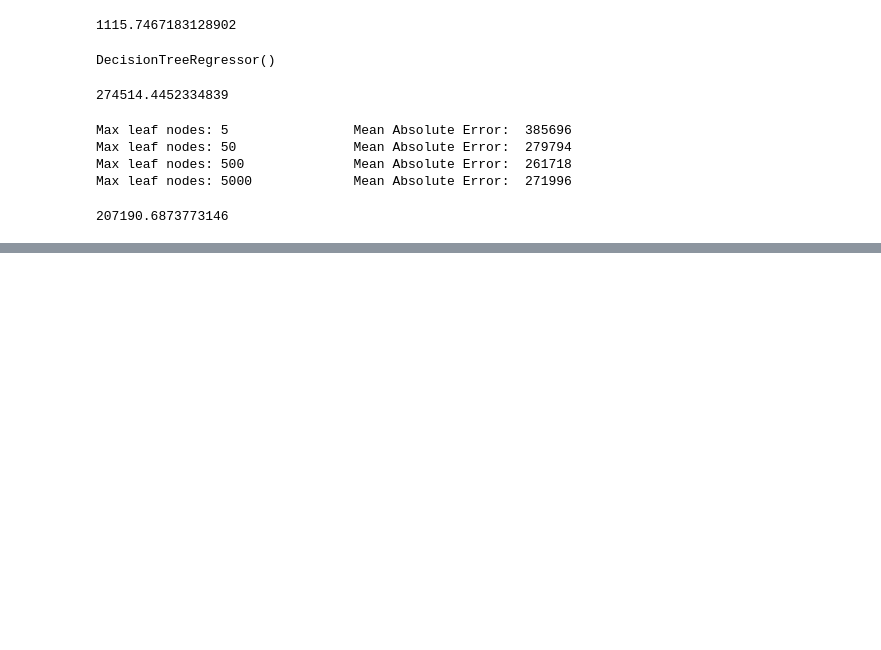
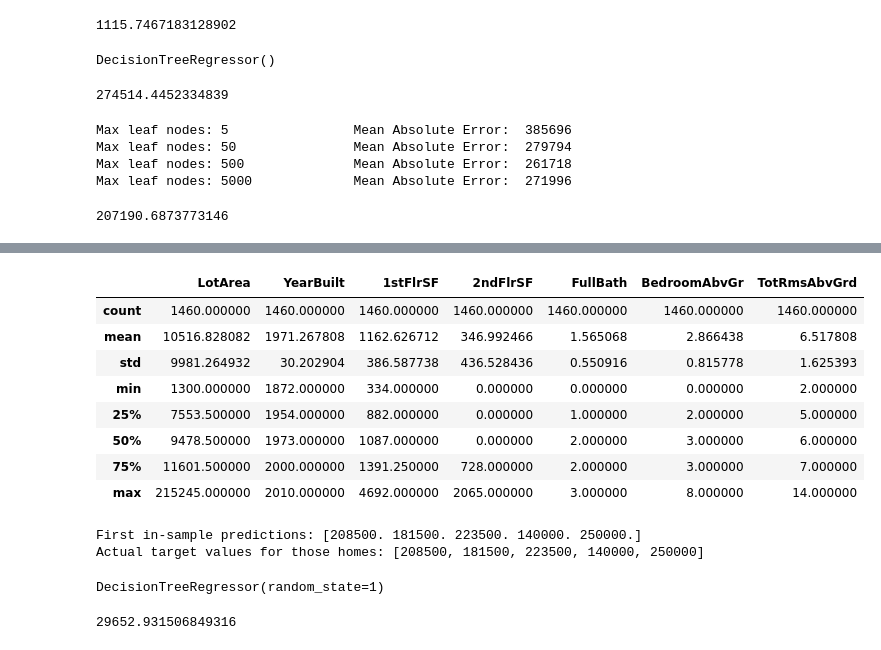
Before and after one commit to Astroworld97/CS574FinalProject, a Jupyter notebook: CS574FinalProject.ipynb, the cells around one changed output, grey strips where cells are left out. Cells and saved outputs as stored; diff of their text form; code cells hidden in the pictures; blank space fills up the shorter version.

```diff
--- a/CS574FinalProject.ipynb
+++ b/CS574FinalProject.ipynb
@@ -151,0 +200,3 @@ print(mean_absolute_error(val_y, melb_preds))
+# %%
+y = iowa_data.SalePrice
+y
@@ -151,0 +321,18 @@ print(mean_absolute_error(val_y, melb_preds))
+# %%
+X.describe()
+# %% [output]
+|  | LotArea | YearBuilt | 1stFlrSF | 2ndFlrSF | FullBath | BedroomAbvGr | TotRmsAbvGrd |
+| count | 1460.000000 | 1460.000000 | 1460.000000 | 1460.000000 | 1460.000000 | 1460.000000 | 1460.000000 |
+| mean | 10516.828082 | 1971.267808 | 1162.626712 | 346.992466 | 1.565068 | 2.866438 | 6.517808 |
+| std | 9981.264932 | 30.202904 | 386.587738 | 436.528436 | 0.550916 | 0.815778 | 1.625393 |
+| min | 1300.000000 | 1872.000000 | 334.000000 | 0.000000 | 0.000000 | 0.000000 | 2.000000 |
+| 25% | 7553.500000 | 1954.000000 | 882.000000 | 0.000000 | 1.000000 | 2.000000 | 5.000000 |
+| 50% | 9478.500000 | 1973.000000 | 1087.000000 | 0.000000 | 2.000000 | 3.000000 | 6.000000 |
+| 75% | 11601.500000 | 2000.000000 | 1391.250000 | 728.000000 | 2.000000 | 3.000000 | 7.000000 |
+| max | 215245.000000 | 2010.000000 | 4692.000000 | 2065.000000 | 3.000000 | 8.000000 | 14.000000 |
+# %%
+print("First in-sample predictions:", iowa_model.predict(X.head()))
+print("Actual target values for those homes:", y.head().tolist())
+# %% [output]
+First in-sample predictions: [208500. 181500. 223500. 140000. 250000.]
+Actual target values for those homes: [208500, 181500, 223500, 140000, 250000]
@@ -151,0 +349,8 @@ print(mean_absolute_error(val_y, melb_preds))
+# %%
+# Specify the model
+iowa_model = DecisionTreeRegressor(random_state=1)
+
+# Fit iowa_model with the training data.
+iowa_model.fit(train_X, train_y)
+# %% [output]
+DecisionTreeRegressor(random_state=1)
@@ -151,0 +361,8 @@ print(mean_absolute_error(val_y, melb_preds))
+# %%
+from sklearn.metrics import mean_absolute_error
+val_mae = mean_absolute_error(val_y, val_predictions)
+
+# uncomment following line to see the validation_mae
+print(val_mae)
+# %% [output]
+29652.931506849316
```
Also changed, not shown: parts of 14 cells of this notebook, 1 other file.
